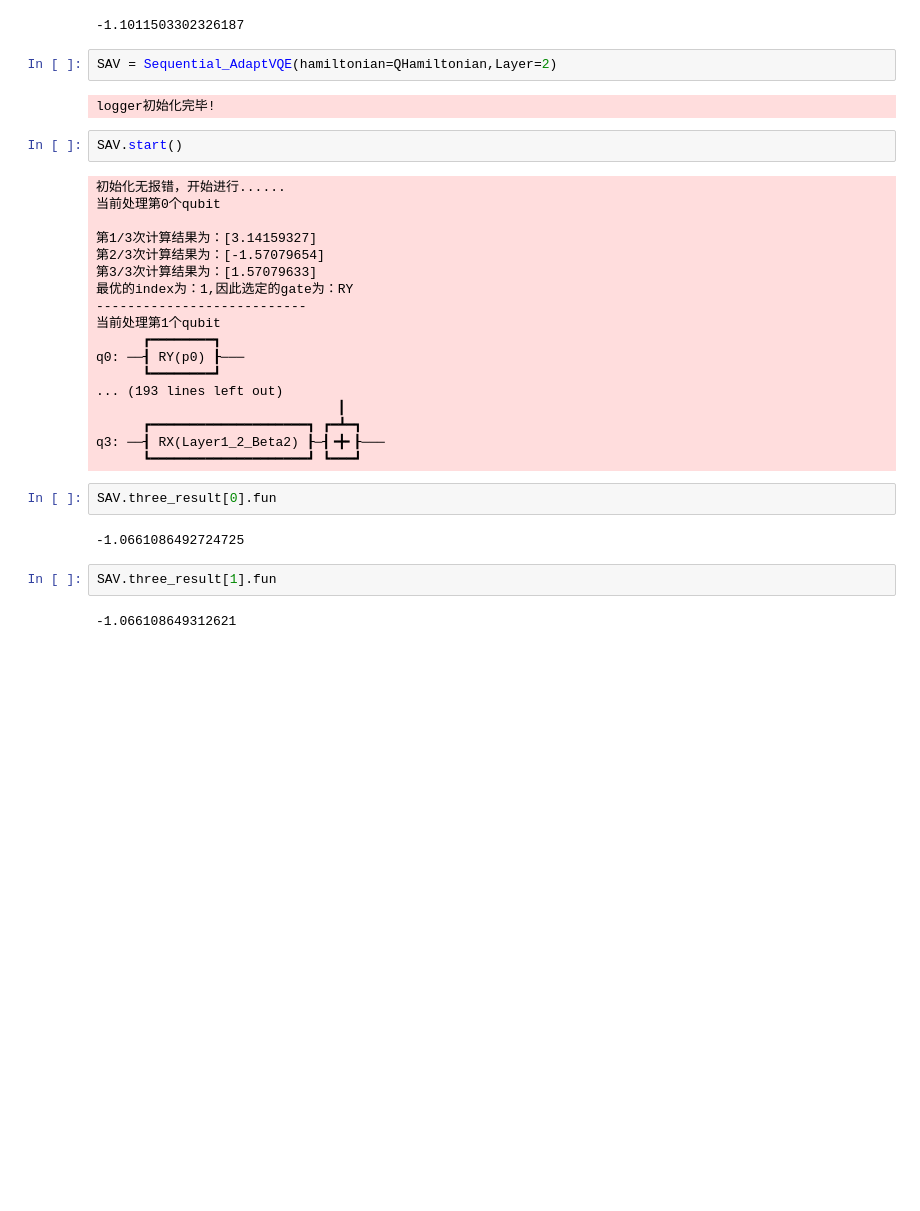
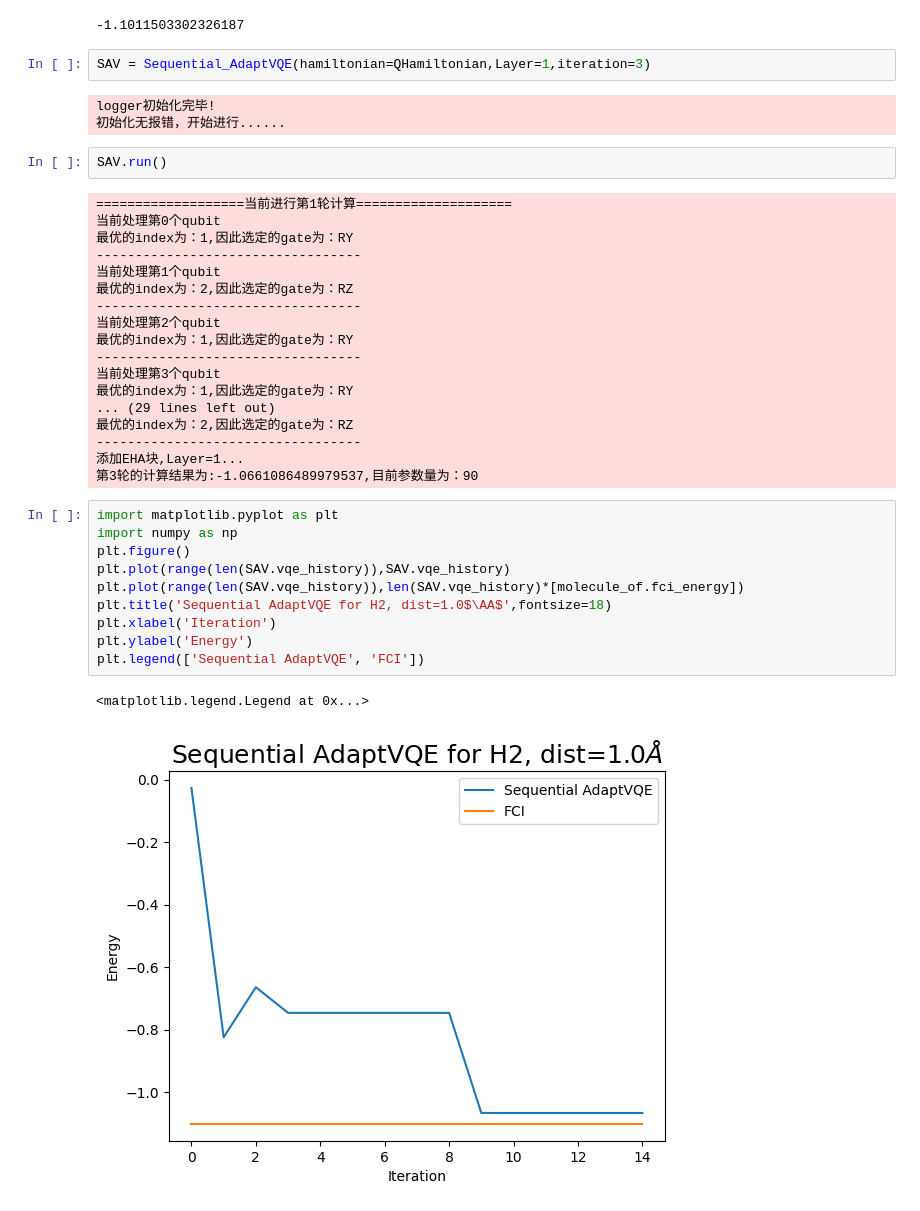
Before and after one commit to YangD5014/Sequential-ADAPT-VQE, a Jupyter notebook: try.ipynb, the cells around one changed output. Cells and saved outputs as stored; diff of their text form; blank space fills up the shorter version.

```diff
--- a/try.ipynb
+++ b/try.ipynb
@@ -37,34 +31,40 @@ molecule_of.fci_energy
 # %% [output]
 -1.1011503302326187
 # %%
-SAV = Sequential_AdaptVQE(hamiltonian=QHamiltonian,Layer=2)
+SAV = Sequential_AdaptVQE(hamiltonian=QHamiltonian,Layer=1,iteration=3)
 # %% [output]
 logger初始化完毕!
+初始化无报错，开始进行......
 # %%
-SAV.start()
+SAV.run()
 # %% [output]
-初始化无报错，开始进行......
+===================当前进行第1轮计算====================
 当前处理第0个qubit
-
-第1/3次计算结果为：[3.14159327]
-第2/3次计算结果为：[-1.57079654]
-第3/3次计算结果为：[1.57079633]
 最优的index为：1,因此选定的gate为：RY
----------------------------
+----------------------------------
 当前处理第1个qubit
-      ┏━━━━━━━━┓
-q0: ──┨ RY(p0) ┠───
-      ┗━━━━━━━━┛
-... (193 lines left out)
-                               ┃
-      ┏━━━━━━━━━━━━━━━━━━━━┓ ┏━┻━┓
-q3: ──┨ RX(Layer1_2_Beta2) ┠─┨╺╋╸┠───
-      ┗━━━━━━━━━━━━━━━━━━━━┛ ┗━━━┛
+最优的index为：2,因此选定的gate为：RZ
+----------------------------------
+当前处理第2个qubit
+最优的index为：1,因此选定的gate为：RY
+----------------------------------
+当前处理第3个qubit
+最优的index为：1,因此选定的gate为：RY
+... (29 lines left out)
+最优的index为：2,因此选定的gate为：RZ
+----------------------------------
+添加EHA块,Layer=1...
+第3轮的计算结果为:-1.0661086489979537,目前参数量为：90
-# %%
-SAV.three_result[0].fun
-# %% [output]
--1.0661086492724725
-# %%
-SAV.three_result[1].fun
-# %% [output]
--1.066108649312621
+# %%
+import matplotlib.pyplot as plt
+import numpy as np
+plt.figure()
+plt.plot(range(len(SAV.vqe_history)),SAV.vqe_history)
+plt.plot(range(len(SAV.vqe_history)),len(SAV.vqe_history)*[molecule_of.fci_energy])
+plt.title('Sequential AdaptVQE for H2, dist=1.0$\AA$',fontsize=18)
+plt.xlabel('Iteration')
+plt.ylabel('Energy')
+plt.legend(['Sequential AdaptVQE', 'FCI'])
+# %% [output]
+<matplotlib.legend.Legend at 0x...>
+[figure, added]
```
Also changed, not shown: parts of 3 cells of this notebook, 14 other files.
